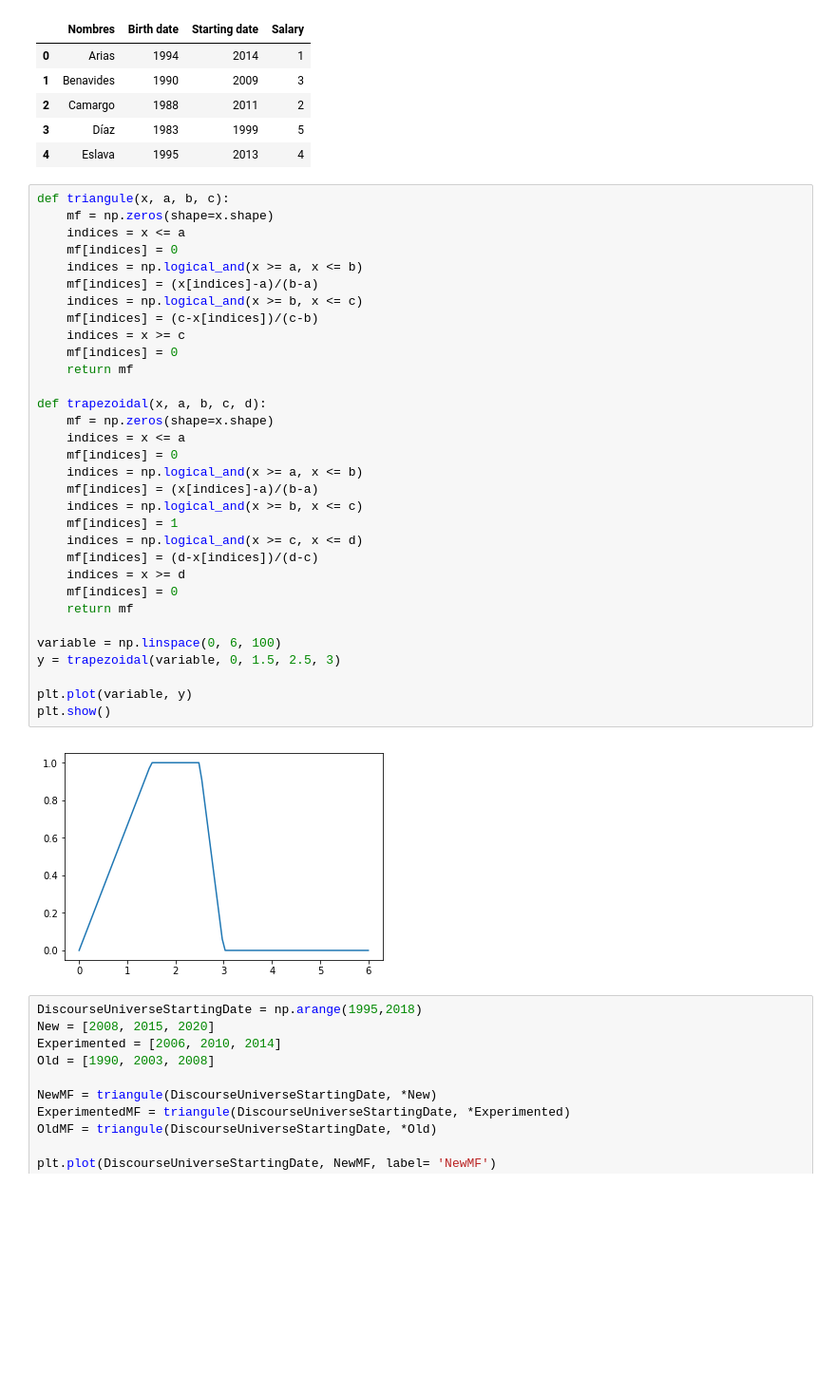
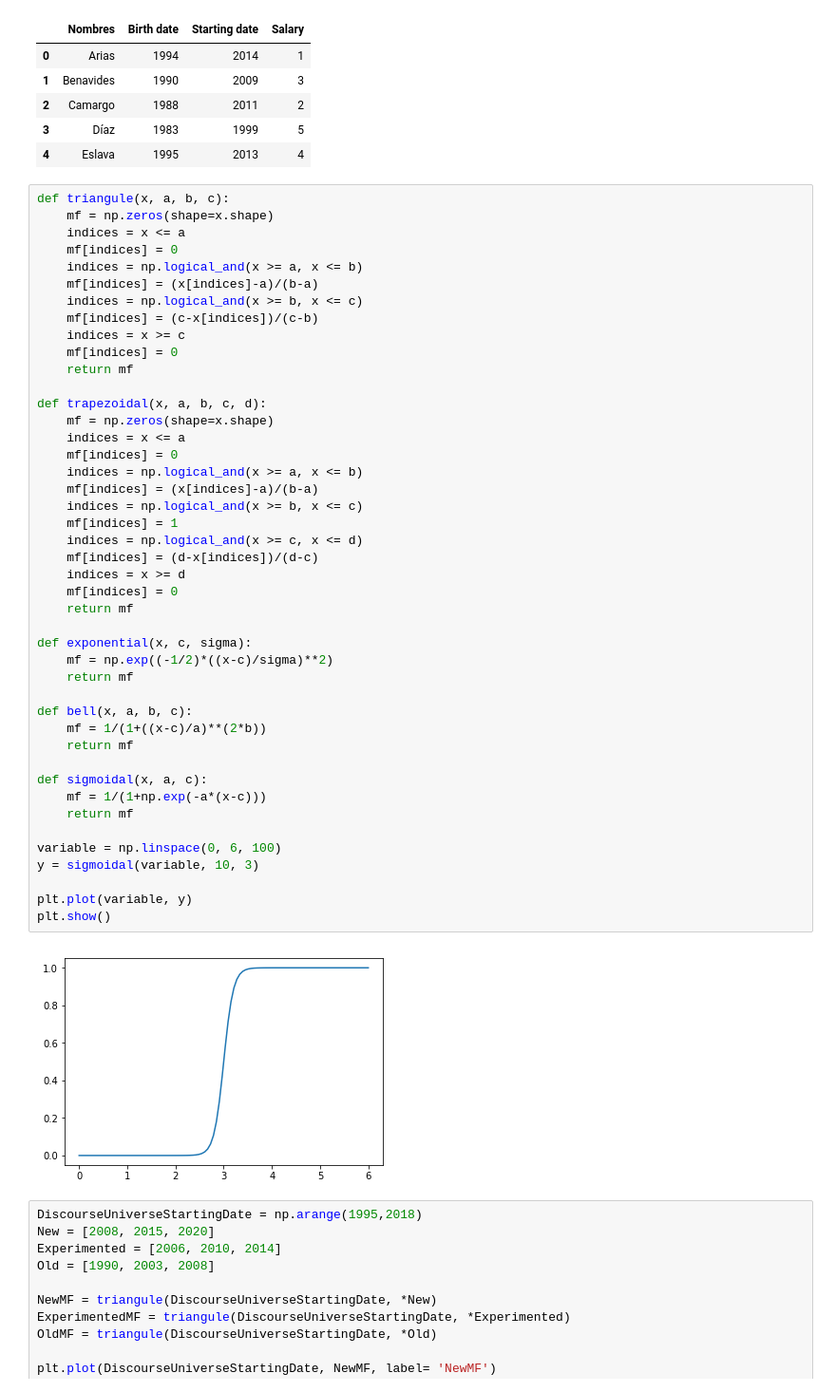
Before and after one commit to williamegomez/Machine-Learnign-Teaching, a Jupyter notebook: lessons/2018-2/Fuzzy Logic/Fuzzy decisions.ipynb, the cells around one changed output. Shown at 95% size. Cells and saved outputs as stored; diff of their text form; blank space fills up the shorter version.

```diff
--- a/lessons/2018-2/Fuzzy Logic/Fuzzy decisions.ipynb
+++ b/lessons/2018-2/Fuzzy Logic/Fuzzy decisions.ipynb
@@ -23,35 +23,47 @@ def triangule(x, a, b, c):
     mf = np.zeros(shape=x.shape)
     indices = x <= a
     mf[indices] = 0
     indices = np.logical_and(x >= a, x <= b)
     mf[indices] = (x[indices]-a)/(b-a)
     indices = np.logical_and(x >= b, x <= c)
     mf[indices] = (c-x[indices])/(c-b)
     indices = x >= c
     mf[indices] = 0
     return mf
 
 def trapezoidal(x, a, b, c, d):
     mf = np.zeros(shape=x.shape)
     indices = x <= a
     mf[indices] = 0
     indices = np.logical_and(x >= a, x <= b)
     mf[indices] = (x[indices]-a)/(b-a)
     indices = np.logical_and(x >= b, x <= c)
     mf[indices] = 1
     indices = np.logical_and(x >= c, x <= d)
     mf[indices] = (d-x[indices])/(d-c)
     indices = x >= d
     mf[indices] = 0
     return mf
 
+def exponential(x, c, sigma):
+    mf = np.exp((-1/2)*((x-c)/sigma)**2)
+    return mf
+
+def bell(x, a, b, c):
+    mf = 1/(1+((x-c)/a)**(2*b))
+    return mf
+
+def sigmoidal(x, a, c):
+    mf = 1/(1+np.exp(-a*(x-c)))
+    return mf
+
 variable = np.linspace(0, 6, 100)
-y = trapezoidal(variable, 0, 1.5, 2.5, 3)
+y = sigmoidal(variable, 10, 3)
 
 plt.plot(variable, y)
 plt.show()
 # %% [output]
-[figure, old version]
+[figure, new version]
 # %%
 DiscourseUniverseStartingDate = np.arange(1995,2018)
 New = [2008, 2015, 2020]
```
Also changed, not shown: parts of 1 cell of this notebook.
